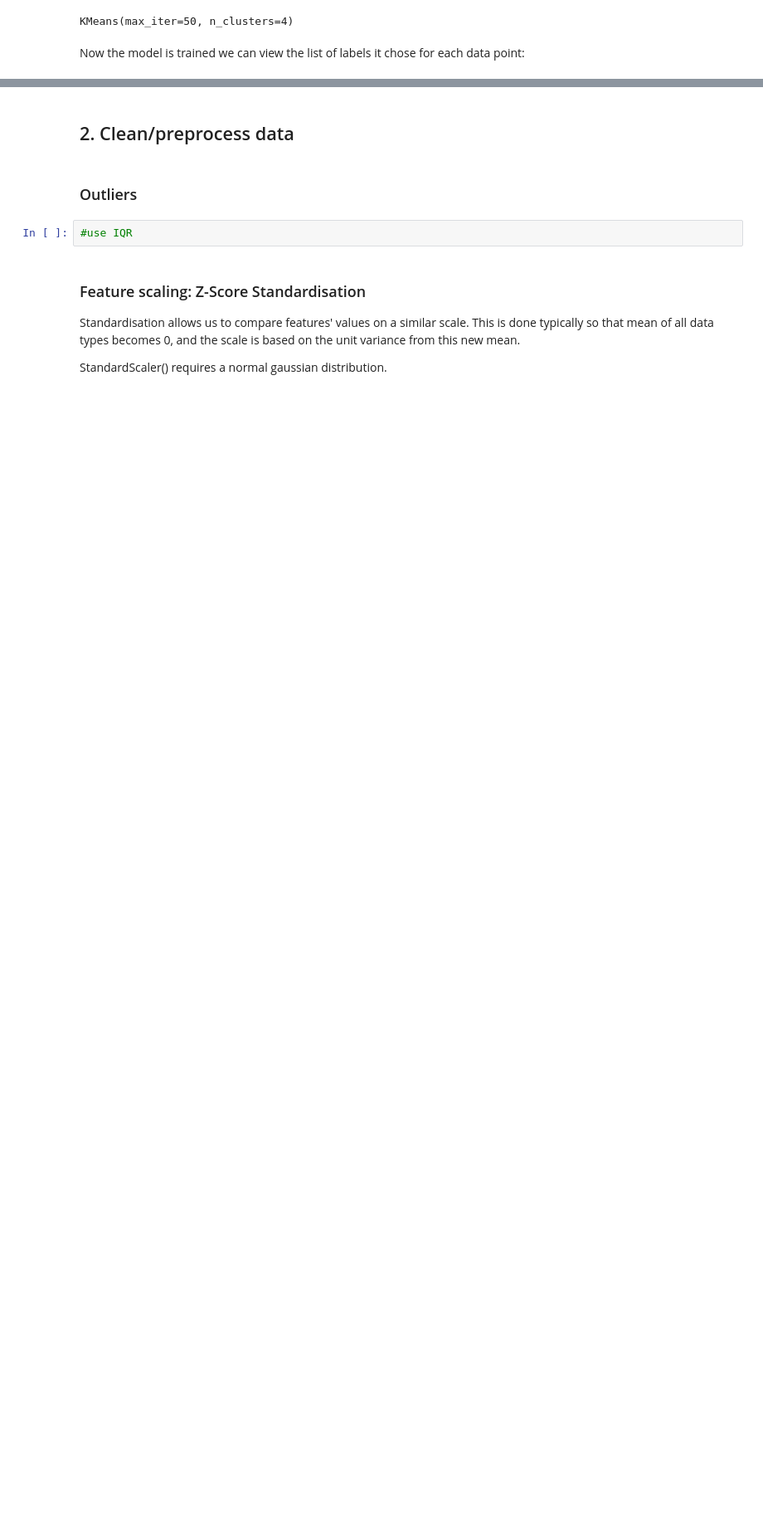
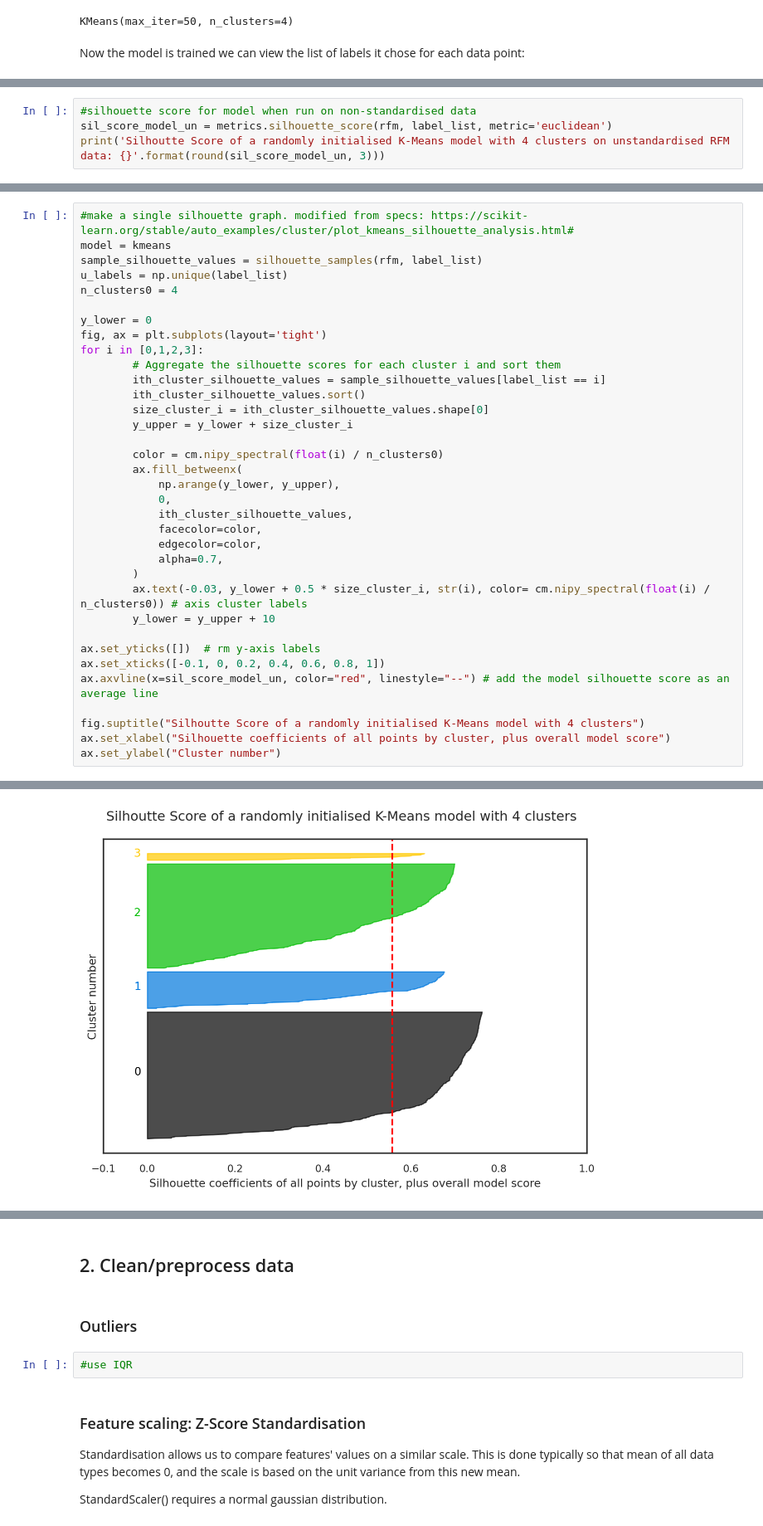
Before and after one commit to sian0x0/CA-data-science, a Jupyter notebook: 2-5/Clustering with K-means for eCommerce.ipynb, the cells around one changed output, grey strips where cells are left out. Shown at 83% size. Saved outputs shown, nothing was run; the diff lists cells and outputs as text; blank space fills up the shorter version.

```diff
--- a/2-5/Clustering with K-means for eCommerce.ipynb
+++ b/2-5/Clustering with K-means for eCommerce.ipynb
@@ -252,0 +285,4 @@ array([2, 3, 3, 2, 3, 2, 1, 3, 3, 3, 3, 3, 2, 0, 3, 2, 3, 3, 0, 3, 3, 3,
+# %%
+#silhouette score for model when run on non-standardised data
+sil_score_model_un = metrics.silhouette_score(rfm, label_list, metric='euclidean')
+print('Silhoutte Score of a randomly initialised K-Means model with 4 clusters on unstandardised RFM data: {}'.format(round(sil_score_model_un, 3)))
@@ -252,0 +291,36 @@ array([2, 3, 3, 2, 3, 2, 1, 3, 3, 3, 3, 3, 2, 0, 3, 2, 3, 3, 0, 3, 3, 3,
+# %%
+#make a single silhouette graph. modified from specs: https://scikit-learn.org/stable/auto_examples/cluster/plot_kmeans_silhouette_analysis.html#
+model = kmeans
+sample_silhouette_values = silhouette_samples(rfm, label_list)
+u_labels = np.unique(label_list)
+n_clusters0 = 4
+
+y_lower = 0
+fig, ax = plt.subplots(layout='tight')
+for i in [0,1,2,3]:
+        # Aggregate the silhouette scores for each cluster i and sort them
+        ith_cluster_silhouette_values = sample_silhouette_values[label_list == i]
+        ith_cluster_silhouette_values.sort()
+        size_cluster_i = ith_cluster_silhouette_values.shape[0]
+        y_upper = y_lower + size_cluster_i
+
+        color = cm.nipy_spectral(float(i) / n_clusters0)
+        ax.fill_betweenx(
+            np.arange(y_lower, y_upper),
+            0,
+            ith_cluster_silhouette_values,
+            facecolor=color,
+            edgecolor=color,
+            alpha=0.7,
+        )
+        ax.text(-0.03, y_lower + 0.5 * size_cluster_i, str(i), color= cm.nipy_spectral(float(i) / n_clusters0)) # axis cluster labels
+        y_lower = y_upper + 10
+
+ax.set_yticks([])  # rm y-axis labels
+ax.set_xticks([-0.1, 0, 0.2, 0.4, 0.6, 0.8, 1])
+ax.axvline(x=sil_score_model_un, color="red", linestyle="--") # add the model silhouette score as an average line
+
+fig.suptitle("Silhoutte Score of a randomly initialised K-Means model with 4 clusters")
+ax.set_xlabel("Silhouette coefficients of all points by cluster, plus overall model score")
+ax.set_ylabel("Cluster number")
+# %% [output]
@@ -252,0 +328 @@ array([2, 3, 3, 2, 3, 2, 1, 3, 3, 3, 3, 3, 2, 0, 3, 2, 3, 3, 0, 3, 3, 3,
+[figure, added]
```
Also changed, not shown: parts of 36 cells of this notebook.
